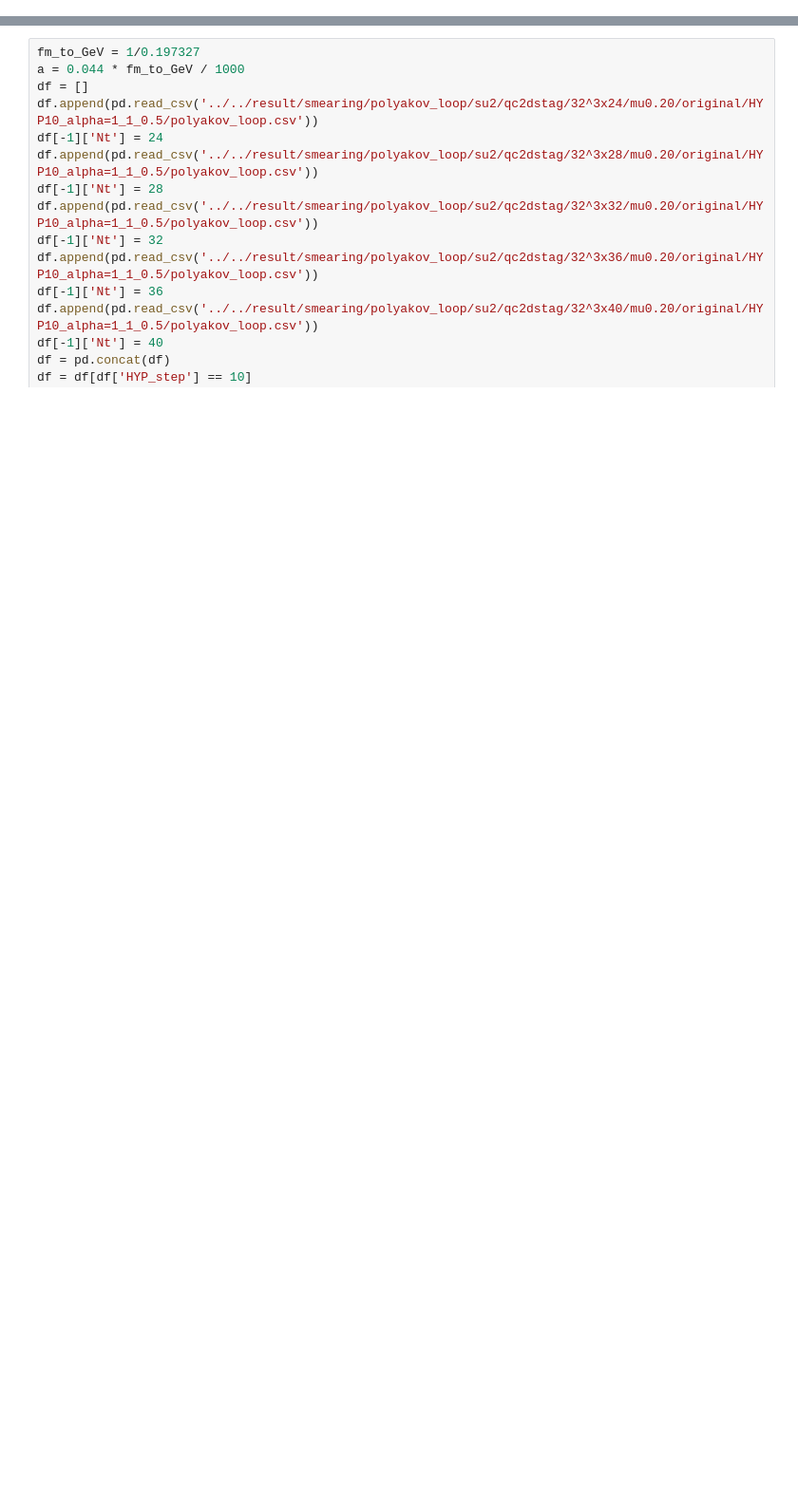
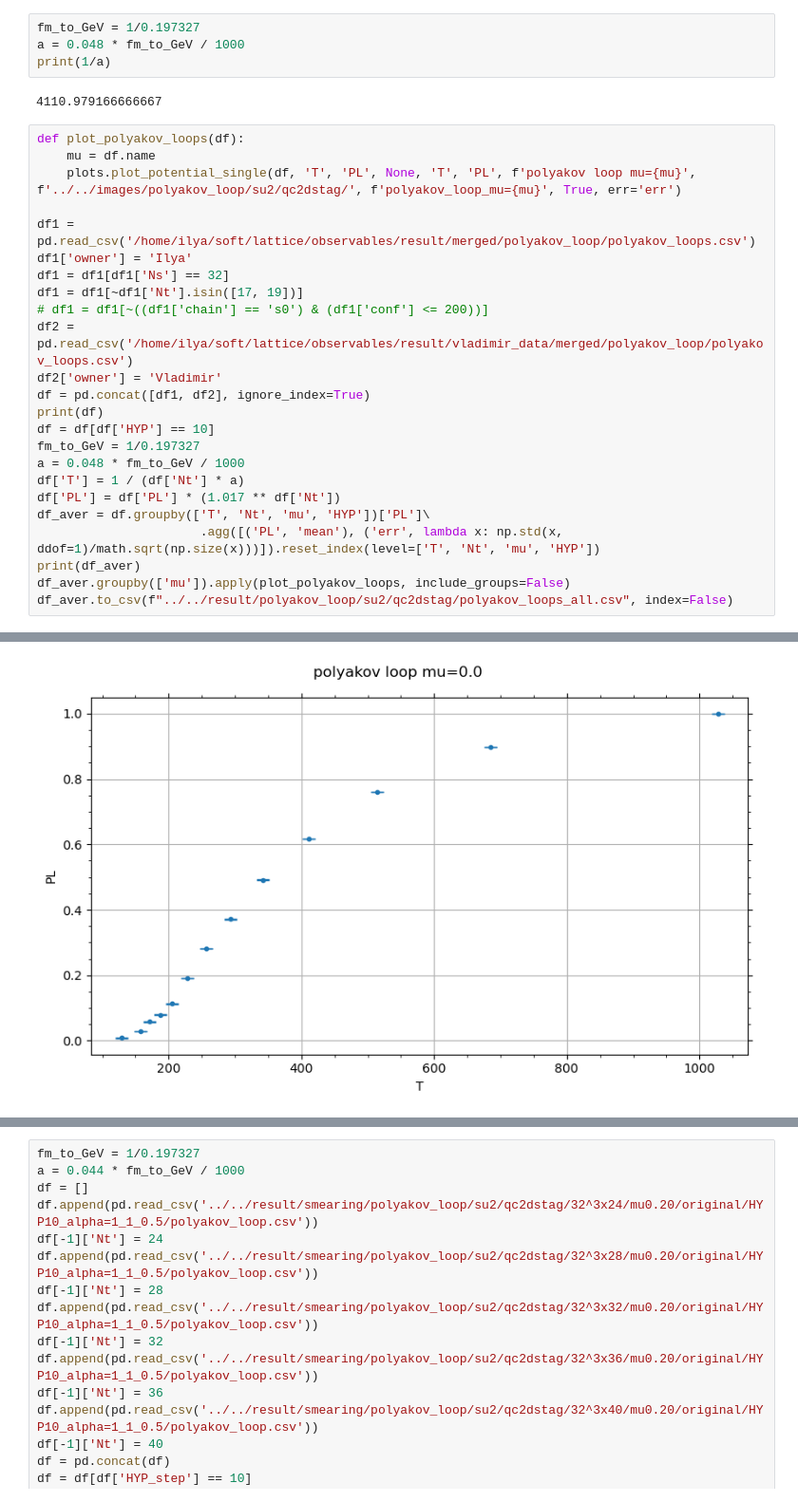
Before and after one commit to ilyakudrov/observables, a Jupyter notebook: python_jupyter/su2_qcd_transition/polyakov_loop.ipynb, the cells around one changed output, grey strips where cells are left out. Shown at 95% size. Saved outputs shown, nothing was run; the diff lists cells and outputs as text; blank space fills up the shorter version.

```diff
--- a/python_jupyter/su2_qcd_transition/polyakov_loop.ipynb
+++ b/python_jupyter/su2_qcd_transition/polyakov_loop.ipynb
@@ -7,0 +27,31 @@ import numpy as np
+# %%
+fm_to_GeV = 1/0.197327
+a = 0.048 * fm_to_GeV / 1000
+print(1/a)
+# %% [output]
+4110.979166666667
+# %%
+def plot_polyakov_loops(df):
+    mu = df.name
+    plots.plot_potential_single(df, 'T', 'PL', None, 'T', 'PL', f'polyakov loop mu={mu}', f'../../images/polyakov_loop/su2/qc2dstag/', f'polyakov_loop_mu={mu}', True, err='err')
+
+df1 = pd.read_csv('/home/ilya/soft/lattice/observables/result/merged/polyakov_loop/polyakov_loops.csv')
+df1['owner'] = 'Ilya'
+df1 = df1[df1['Ns'] == 32]
+df1 = df1[~df1['Nt'].isin([17, 19])]
+# df1 = df1[~((df1['chain'] == 's0') & (df1['conf'] <= 200))]
+df2 = pd.read_csv('/home/ilya/soft/lattice/observables/result/vladimir_data/merged/polyakov_loop/polyakov_loops.csv')
+df2['owner'] = 'Vladimir'
+df = pd.concat([df1, df2], ignore_index=True)
+print(df)
+df = df[df['HYP'] == 10]
+fm_to_GeV = 1/0.197327
+a = 0.048 * fm_to_GeV / 1000
+df['T'] = 1 / (df['Nt'] * a)
+df['PL'] = df['PL'] * (1.017 ** df['Nt'])
+df_aver = df.groupby(['T', 'Nt', 'mu', 'HYP'])['PL']\
+                      .agg([('PL', 'mean'), ('err', lambda x: np.std(x, ddof=1)/math.sqrt(np.size(x)))]).reset_index(level=['T', 'Nt', 'mu', 'HYP'])
+print(df_aver)
+df_aver.groupby(['mu']).apply(plot_polyakov_loops, include_groups=False)
+df_aver.to_csv(f"../../result/polyakov_loop/su2/qc2dstag/polyakov_loops_all.csv", index=False)
+# %% [output]
@@ -7,0 +75 @@ import numpy as np
+[figure, added]
```
Also changed, not shown: parts of 45 cells of this notebook, 3 other files.
